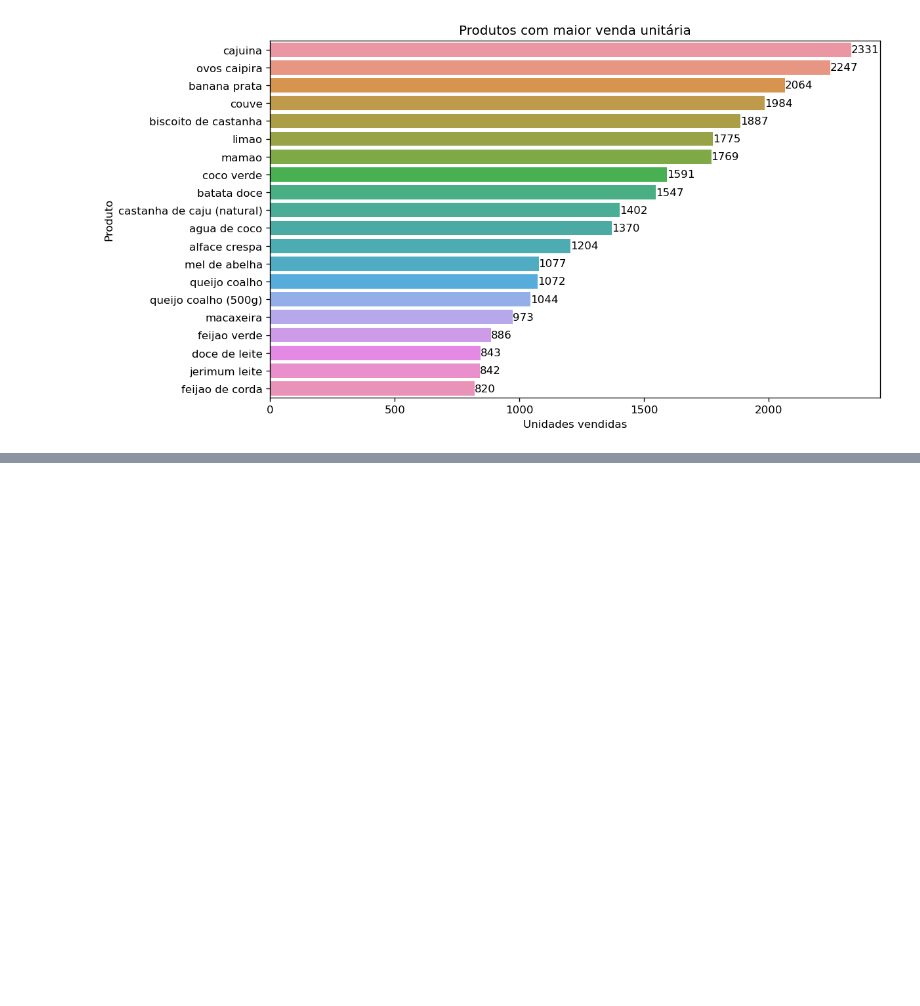
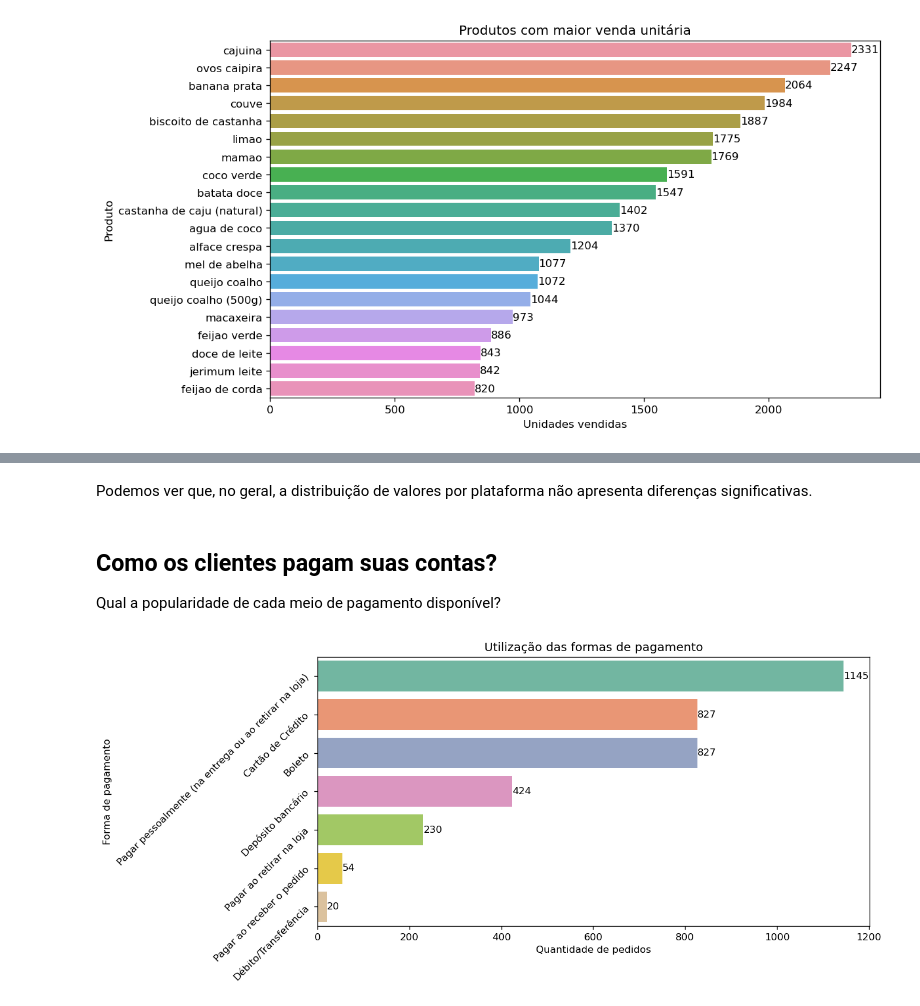
Before and after one commit to lgalicki/tcc-pos-ciecia-de-dados-pucmg, a Jupyter notebook: 2 - Análise e Exploração dos Dados.ipynb, the cells around one changed output, grey strips where cells are left out. Drawn from its saved outputs; the diff is of its cells as text; code cells hidden in the pictures; blank space fills up the shorter version.

```diff
--- a/2 - Análise e Exploração dos Dados.ipynb
+++ b/2 - Análise e Exploração dos Dados.ipynb
@@ -79,0 +101,15 @@ ax.bar_label(ax.containers[0]);
+# %% [markdown]
+Podemos ver que, no geral, a distribuição de valores por plataforma não apresenta diferenças significativas.
+# %% [markdown]
+## Como os clientes pagam suas contas?
+Qual a popularidade de cada meio de pagamento disponível?
+# %%
+dados = df_pl.groupby('id_pedido')['tipo_pagamento'].agg(pd.Series.mode)
+
+plt.figure(dpi=120,figsize=(10,5))
+ax = sns.countplot(data=dados,y=dados.index,order=dados.value_counts().index,palette='Set2')
+ax.set(title='Utilização das formas de pagamento',xlabel='Quantidade de pedidos',ylabel='Forma de pagamento')
+plt.yticks(rotation=45)
+ax.bar_label(ax.containers[0]);
+# %% [output]
+[figure, added]
```
Also changed, not shown: parts of 14 cells of this notebook.
